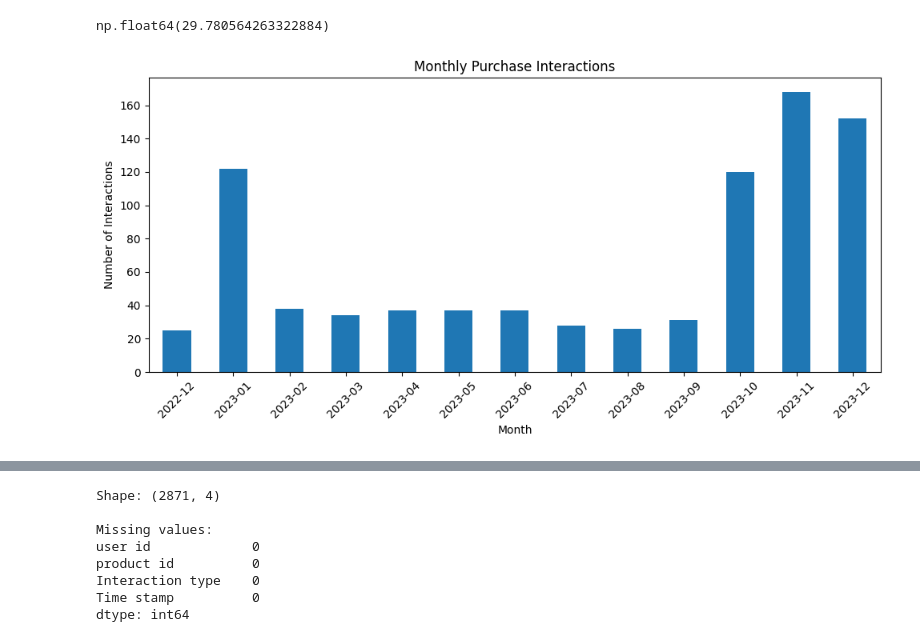
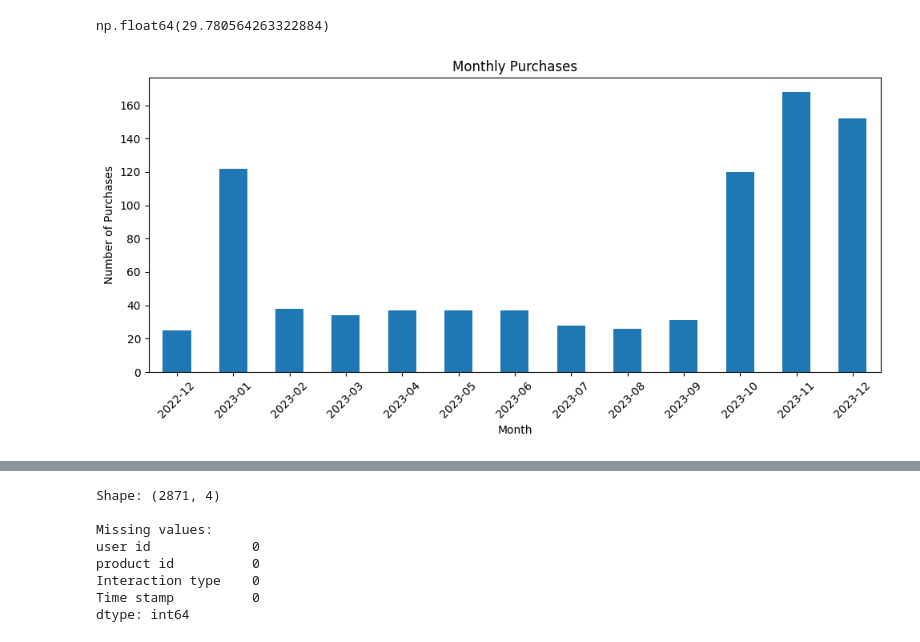
Before and after one commit to dhinarrputraa/ecommerce-sales-eda, a Jupyter notebook: ecommerce_sales_analysis.ipynb, the cells around one changed output, grey strips where cells are left out. Drawn from its saved outputs; the diff is of its cells as text; code cells hidden in the pictures.

```diff
--- a/ecommerce_sales_analysis.ipynb
+++ b/ecommerce_sales_analysis.ipynb
@@ -106,0 +105,5 @@ df = df.dropna(how="all")
+# %%
+df = df.dropna(how="all")
+df = df.dropna(subset=["Interaction type"])
+
+df["user id"] = df["user id"].astype(int)
@@ -250,18 +267,18 @@ np.float64(29.780564263322884)
 # %%
 monthly_purchase = (
     df[df['Interaction type'] == 'purchase']
     .groupby(df['Time stamp'].dt.to_period('M'))
     .size()
 )
+monthly_purchase.index = monthly_purchase.index.astype(str)
 
 plt.figure(figsize=(10, 5))
 monthly_purchase.plot(kind="bar")
-
-plt.title('Monthly Purchase Interactions')
+plt.title('Monthly Purchases')
 plt.xlabel('Month')
-plt.ylabel('Number of Interactions')
+plt.ylabel('Number of Purchases')
 plt.xticks(rotation=45)
 plt.tight_layout()
 plt.show()
 # %% [output]
-[figure, old version]
+[figure, new version]
```
Also changed, not shown: parts of 23 cells of this notebook.
